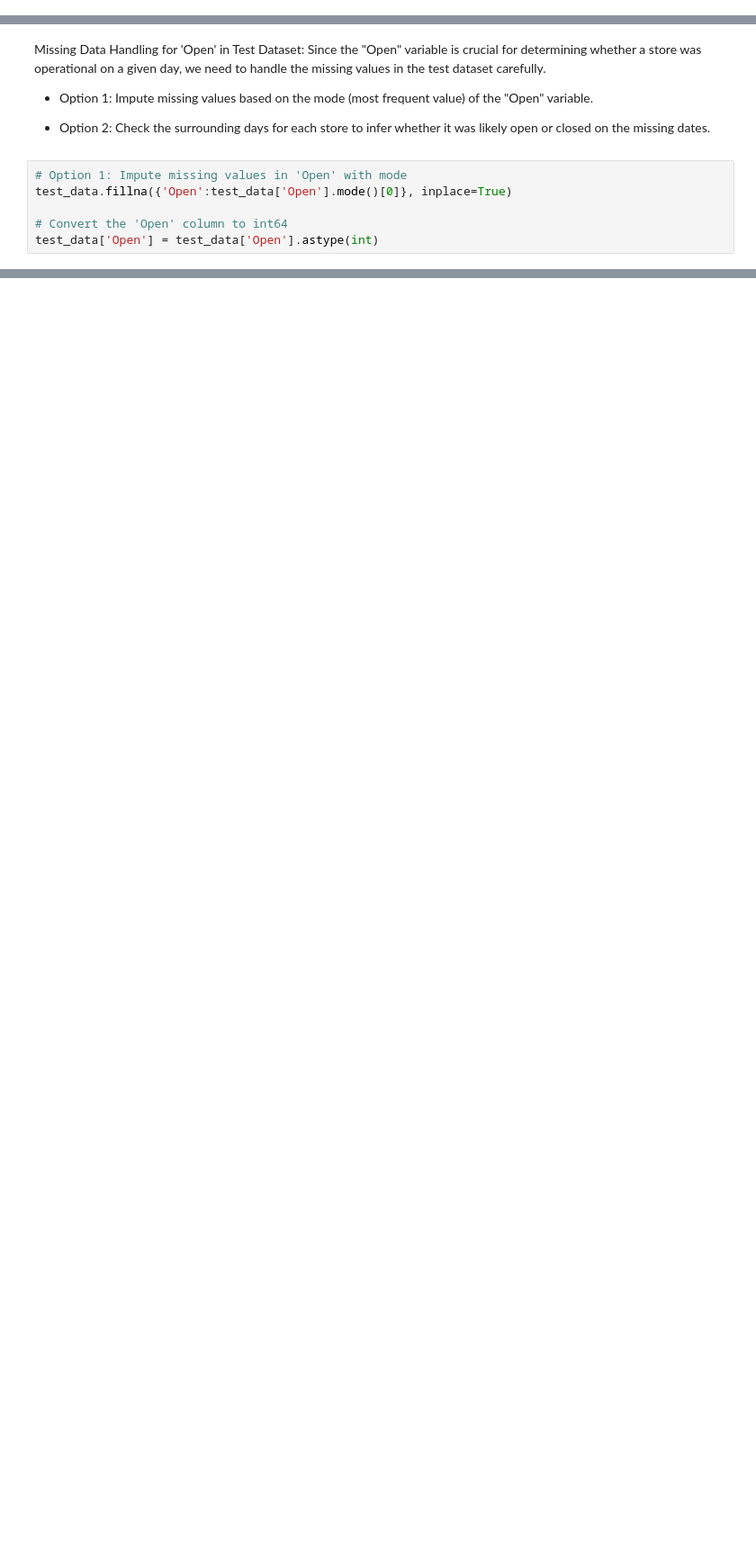
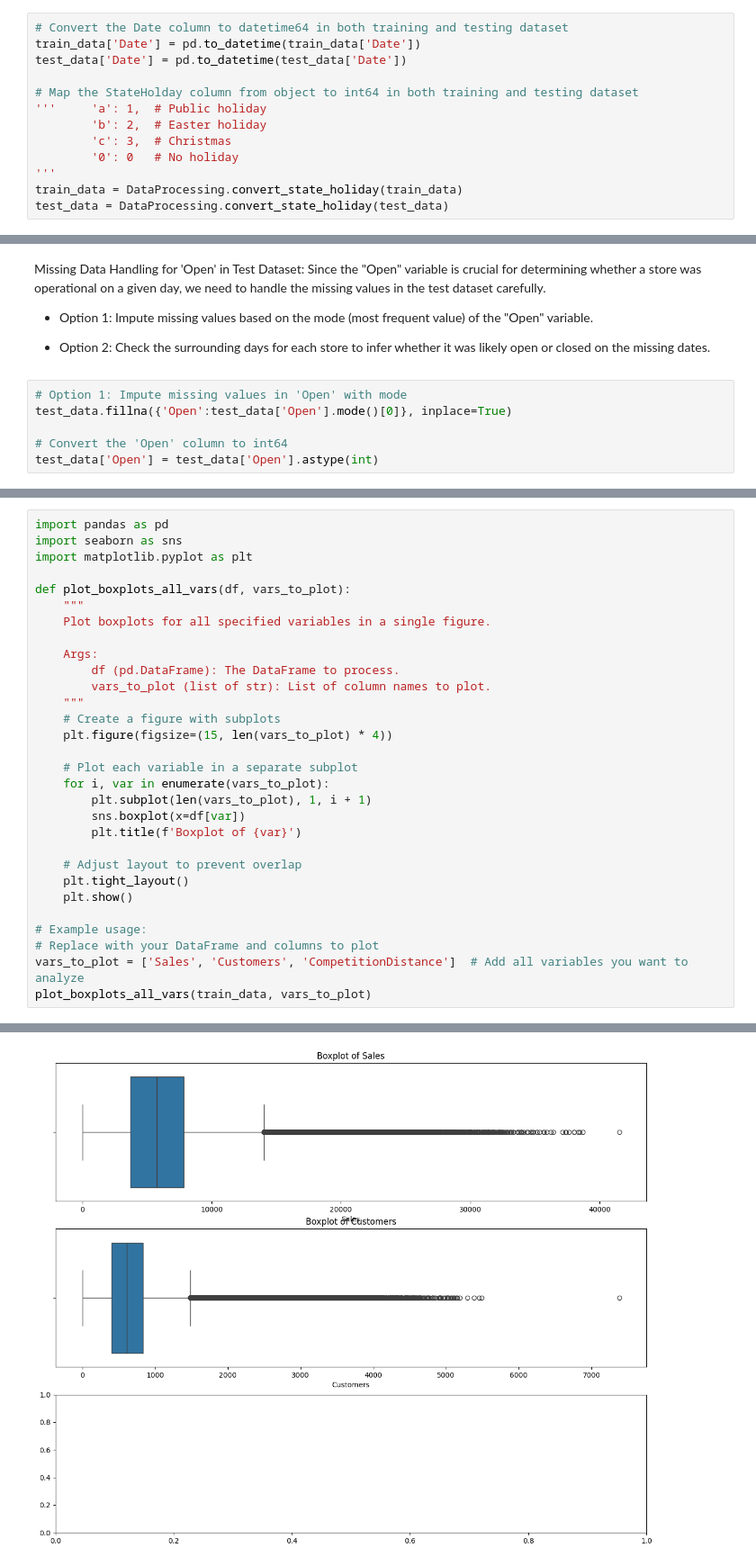
Before and after one commit to epythonlab/rossmann-pharma-sales-prediction, a Jupyter notebook: notebooks/EDA_Rossmann_Store_Sales.ipynb, the cells around one changed output, grey strips where cells are left out. Shown: that part at 90% size. Cells and saved outputs as stored; diff of their text form; blank space fills up the shorter version.

Commit message:
Data cleansing is done

```diff
--- a/notebooks/EDA_Rossmann_Store_Sales.ipynb
+++ b/notebooks/EDA_Rossmann_Store_Sales.ipynb
@@ -90,6 +90,19 @@ Data type mismatch for column 'Open':
 Train: int64, Test: float64
 --------------------------------------------------
 Column 'Store' is present in test data but missing in training data.
+# %%
+# Convert the Date column to datetime64 in both training and testing dataset
+train_data['Date'] = pd.to_datetime(train_data['Date'])
+test_data['Date'] = pd.to_datetime(test_data['Date'])
+
+# Map the StateHolday column from object to int64 in both training and testing dataset
+'''     'a': 1,  # Public holiday
+        'b': 2,  # Easter holiday
+        'c': 3,  # Christmas
+        '0': 0   # No holiday
+'''
+train_data = DataProcessing.convert_state_holiday(train_data)
+test_data = DataProcessing.convert_state_holiday(test_data)
 # %% [markdown]
 Handle Missing Data
 
@@ -126,0 +141,31 @@ test_data['Open'] = test_data['Open'].astype(int)
+# %%
+import pandas as pd
+import seaborn as sns
+import matplotlib.pyplot as plt
+
+def plot_boxplots_all_vars(df, vars_to_plot):
+    """
+    Plot boxplots for all specified variables in a single figure.
+
+    Args:
+        df (pd.DataFrame): The DataFrame to process.
+        vars_to_plot (list of str): List of column names to plot.
+    """
+    # Create a figure with subplots
+    plt.figure(figsize=(15, len(vars_to_plot) * 4))
+
+    # Plot each variable in a separate subplot
+    for i, var in enumerate(vars_to_plot):
+        plt.subplot(len(vars_to_plot), 1, i + 1)
+        sns.boxplot(x=df[var])
+        plt.title(f'Boxplot of {var}')
+
+    # Adjust layout to prevent overlap
+    plt.tight_layout()
+    plt.show()
+
+# Example usage:
+# Replace with your DataFrame and columns to plot
+vars_to_plot = ['Sales', 'Customers', 'CompetitionDistance']  # Add all variables you want to analyze
+plot_boxplots_all_vars(train_data, vars_to_plot)
+# %% [output]
@@ -126,0 +173 @@ test_data['Open'] = test_data['Open'].astype(int)
+[figure, added]
```
Also changed, not shown: parts of 3 cells of this notebook.
